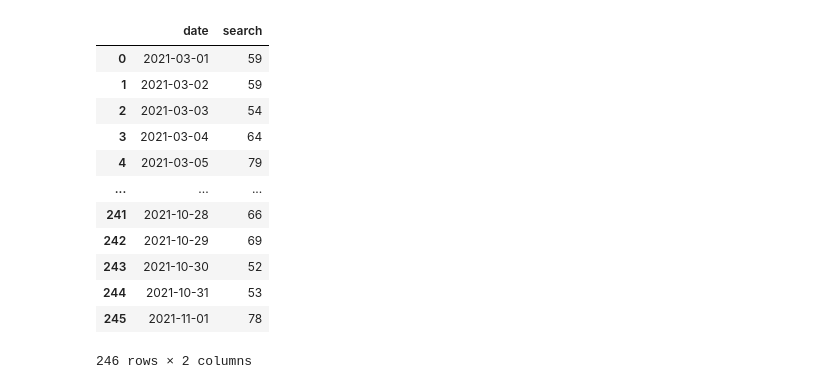
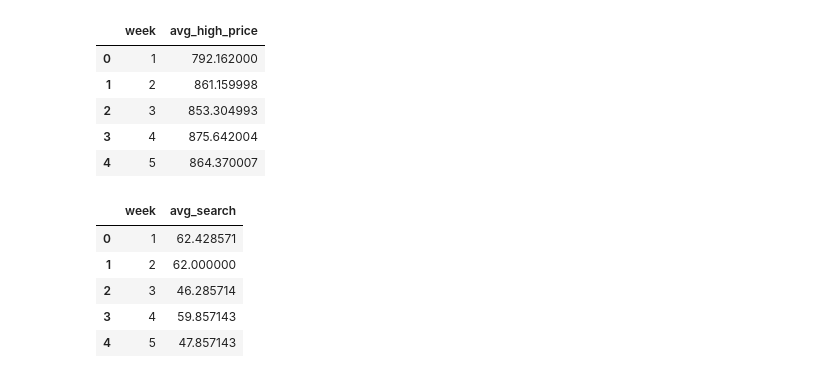
Before and after one commit to ba-group-projects/dogecoin-twitter-elon-musk, a Jupyter notebook: google-trends.ipynb, the cells around one changed output. Cells and saved outputs as stored; diff of their text form; code cells hidden in the pictures.

```diff
--- a/google-trends.ipynb
+++ b/google-trends.ipynb
@@ -6,3 +6,7 @@ import statsmodels.api as sm
 import seaborn as sns
 from datetime import datetime, timedelta
 from pytrends.request import TrendReq
+import yfinance as yf
+
+pd.set_option('display.max_columns', None)
+pd.set_option('display.max_rows', None)
@@ -9,22 +43,32 @@ from pytrends.request import TrendReq
+# %%
+clean_share_price_df = pd.DataFrame(get_tesla_share_price()).reset_index()
+clean_share_price_df.columns = [x.lower() for x in clean_share_price_df.columns]
+clean_share_price_df['date'] = pd.to_datetime(clean_share_price_df['date'])
+clean_share_price_df['week'] = clean_share_price_df['date'].dt.week
+clean_share_price_df = clean_share_price_df.groupby('week')['high'].agg([np.mean]).reset_index().rename(columns={'mean': 'avg_high_price'})
+clean_share_price_df.head()
+# %% [output]
+|  | week | avg_high_price |
+| 0 | 1 | 792.162000 |
+| 1 | 2 | 861.159998 |
+| 2 | 3 | 853.304993 |
+| 3 | 4 | 875.642004 |
+| 4 | 5 | 864.370007 |
 # %%
 pytrend = TrendReq()
-pytrend.build_payload(kw_list = ["tesla"],timeframe='2021-03-01 2021-11-01')
+pytrend.build_payload(kw_list = ["tesla"],timeframe='2021-01-04 2021-07-31')
 trends = pytrend.interest_over_time()
 trendsdf = pd.DataFrame(data = {'date': trends.index.tolist(),
                                 'search': trends["tesla"].tolist()})
 trendsdf['date'] = pd.to_datetime(trendsdf['date'])
-trendsdf
+trendsdf['week'] = trendsdf['date'].dt.week
+# trendsdf = trendsdf[trendsdf['week'] != 53]
+trendsdf = trendsdf.groupby('week')['search'].agg([np.mean]).reset_index().rename(columns = {'mean':'avg_search'})
+trendsdf.head()
 # %% [output]
-|  | date | search |
-| 0 | 2021-03-01 | 59 |
-| 1 | 2021-03-02 | 59 |
-| 2 | 2021-03-03 | 54 |
-| 3 | 2021-03-04 | 64 |
-| 4 | 2021-03-05 | 79 |
-| ... | ... | ... |
-| 241 | 2021-10-28 | 66 |
-| 242 | 2021-10-29 | 69 |
-| 243 | 2021-10-30 | 52 |
-| 244 | 2021-10-31 | 53 |
-| 245 | 2021-11-01 | 78 |
+|  | week | avg_search |
+| 0 | 1 | 62.428571 |
+| 1 | 2 | 62.000000 |
+| 2 | 3 | 46.285714 |
+| 3 | 4 | 59.857143 |
+| 4 | 5 | 47.857143 |
-246 rows × 2 columns
```
Also changed, not shown: parts of 7 cells of this notebook, 1 other file.
